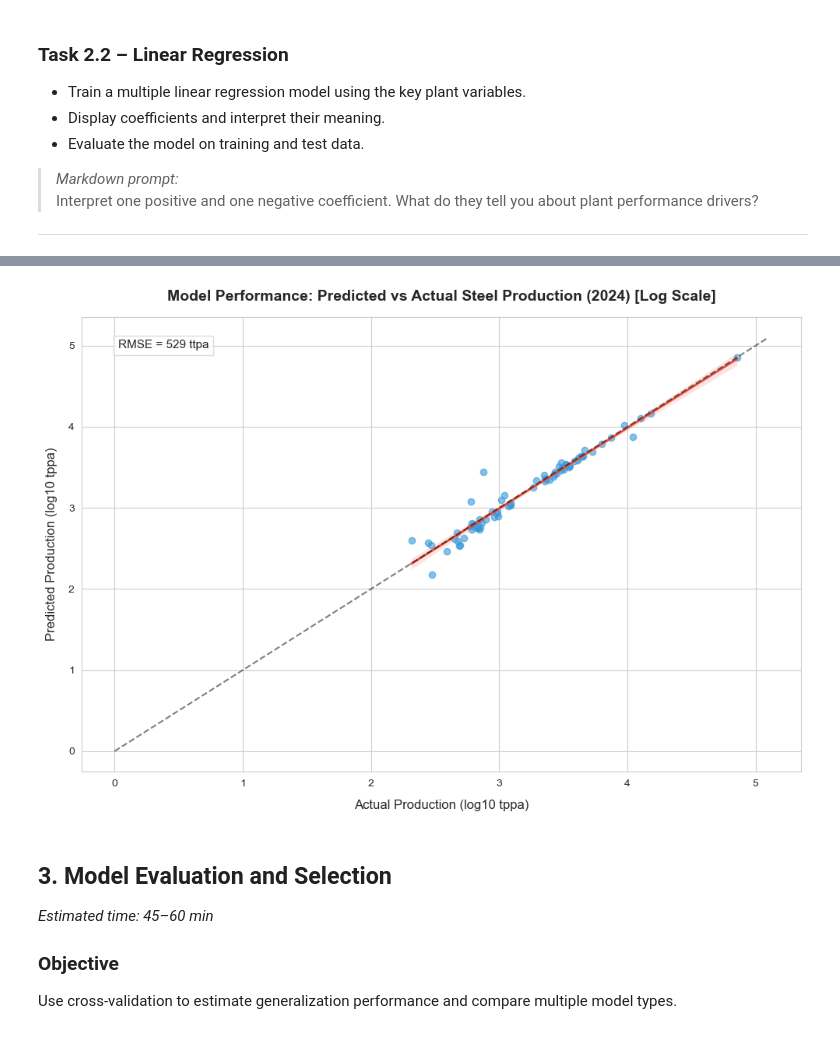
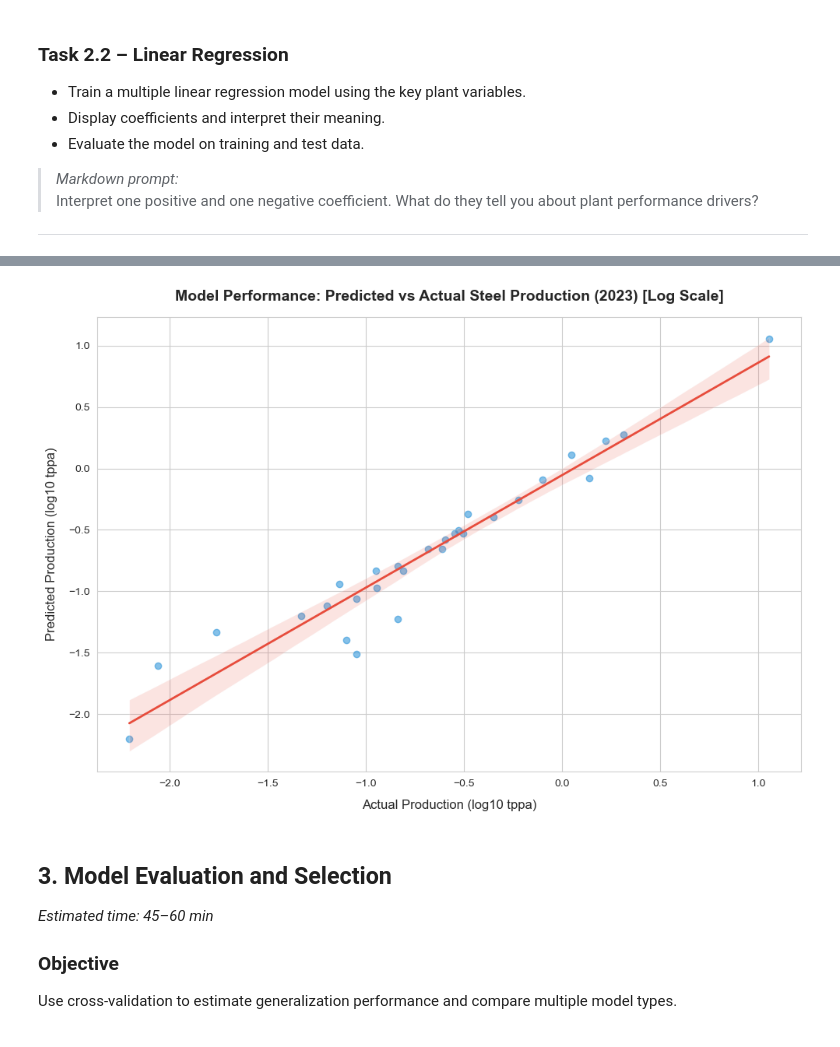
Before and after one commit to Vincksi/Climate-Risks, a Jupyter notebook: Lab2 - Modelling & Model Lifecycle/plant_production_predictions.ipynb, the cells around one changed output, grey strips where cells are left out. Drawn from its saved outputs; the diff is of its cells as text; code cells hidden in the pictures.

```diff
--- a/Lab2 - Modelling & Model Lifecycle/plant_production_predictions.ipynb
+++ b/Lab2 - Modelling & Model Lifecycle/plant_production_predictions.ipynb
@@ -393,0 +500,14 @@ Total remaining NaN in year columns after row-wise imputation: 0
+# %%
+# Display unique values before modification
+print("Unique values before modification:")
+print(crude_steel_plants['ResponsibleSteel Certification'].unique())
+
+# Replace all non-null values that are not 'No' with 'Yes'
+crude_steel_plants['ResponsibleSteel Certification'] = (
+    crude_steel_plants['ResponsibleSteel Certification']
+    .apply(lambda x: 'Yes' if pd.notna(x) and str(x).strip().lower() != 'no' else 'No')
+)
+
+# Display the count after cleaning
+print("\nSummary after cleaning:")
+print(crude_steel_plants['ResponsibleSteel Certification'].value_counts(dropna=False))
@@ -534,8 +710,8 @@ from sklearn.preprocessing import StandardScaler
 scaler = StandardScaler()
 
 # Standardize all numeric columns
-crude_steel_plants_encoded[numeric_cols] = scaler.fit_transform(crude_steel_plants_encoded[numeric_cols])
+crude_steel_plants[numeric_cols] = scaler.fit_transform(crude_steel_plants[numeric_cols])
 
 # Check result
-crude_steel_plants_encoded[numeric_cols].head()
+crude_steel_plants[numeric_cols].head()
 # %% [output]
@@ -651,12 +830,17 @@ feature_cols = [
     'Plant age (years)',
     'Workforce size',
     'Nominal crude steel capacity (ttpa)',
-    'Nominal BOF steel capacity (ttpa)',
-    'Nominal EAF steel capacity (ttpa)',
-    'Nominal OHF steel capacity (ttpa)',
-    'Other/unspecified steel capacity (ttpa)',
     'Capacity per Worker (ttpa per worker)',
     'Avg Annual Growth (%)',
+    'ISO 14001',
+    'ISO 50001',
+    'ResponsibleSteel Certification',
+    'Europe',
+    'Eurasia',
+    'Middle East',
+    'North America',
+    'Asia Pacific',
+    'Central & South America',
     'production_2019',
     'production_2020',
     'production_2021',
@@ -721,47 +908,35 @@ rmse = np.sqrt(mean_squared_error(y_test, y_test_pred))
 
 # Set style
 sns.set_style("whitegrid")
 plt.figure(figsize=(10, 7))
 
 # Ignore warnings for invalid value in log10
 np.seterr(divide='ignore', invalid='ignore')
 
 # Scatter plot with regression line (log scale)
 # Avoid log(0) by adding a small constant if needed
 epsilon = 1e-1
 y_test_log = np.log10(y_test + epsilon)
 y_pred_log = np.log10(y_test_pred + epsilon)
 
 scatter = sns.regplot(
     x=y_test_log,
     y=y_pred_log,
     scatter_kws={'alpha':0.6, 'color':'#3498db'},
     line_kws={'color':'#e74c3c', 'lw':2}
 )
 
-# Add 45-degree line
-max_val = max(y_test_log.max(), y_pred_log.max()) * 1.05
-scatter.plot([0, max_val], [0, max_val], 'k--', alpha=0.5, lw=1.5)
-
-# Add RMSE as text (original scale)
-plt.text(0.05, 0.95,
-         f'RMSE = {rmse:,.0f} ttpa',
-         transform=plt.gca().transAxes,
-         bbox=dict(facecolor='white', alpha=0.8, edgecolor='lightgray'),
-         verticalalignment='top',
-         fontsize=11)
-
 # Customize labels and title
 plt.xlabel('Actual Production (log10 tppa)', fontsize=12, labelpad=10)
 plt.ylabel('Predicted Production (log10 tppa)', fontsize=12, labelpad=10)
-plt.title('Model Performance: Predicted vs Actual Steel Production (2024) [Log Scale]',
+plt.title('Model Performance: Predicted vs Actual Steel Production (2023) [Log Scale]',
           fontsize=14, pad=15, fontweight='bold')
 
 # Adjust layout and display
 plt.tight_layout()
 plt.show()
 # %% [output]
-[figure, old version]
+[figure, new version]
 # %% [markdown]
 ## 3. Model Evaluation and Selection
 *Estimated time: 45–60 min*
```
Also changed, not shown: parts of 40 cells of this notebook, 2 other files.
